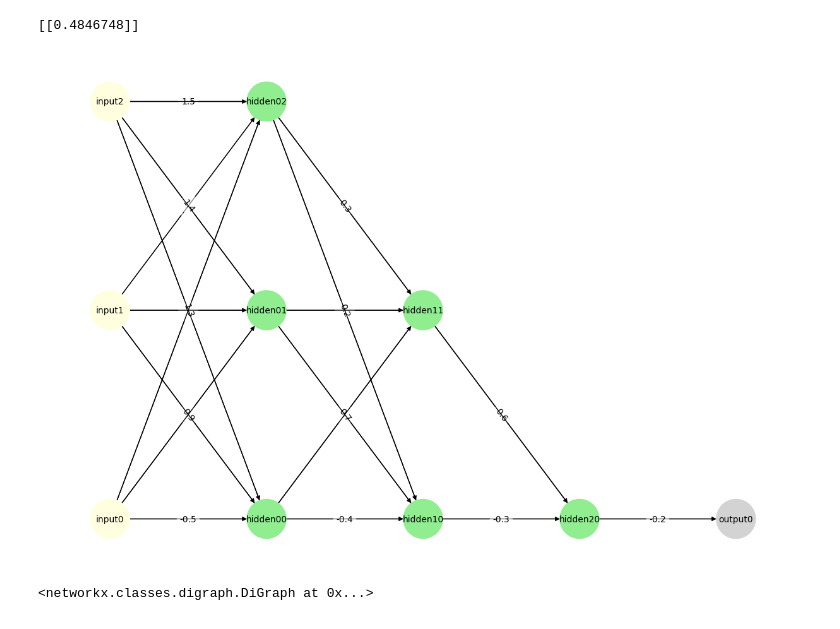
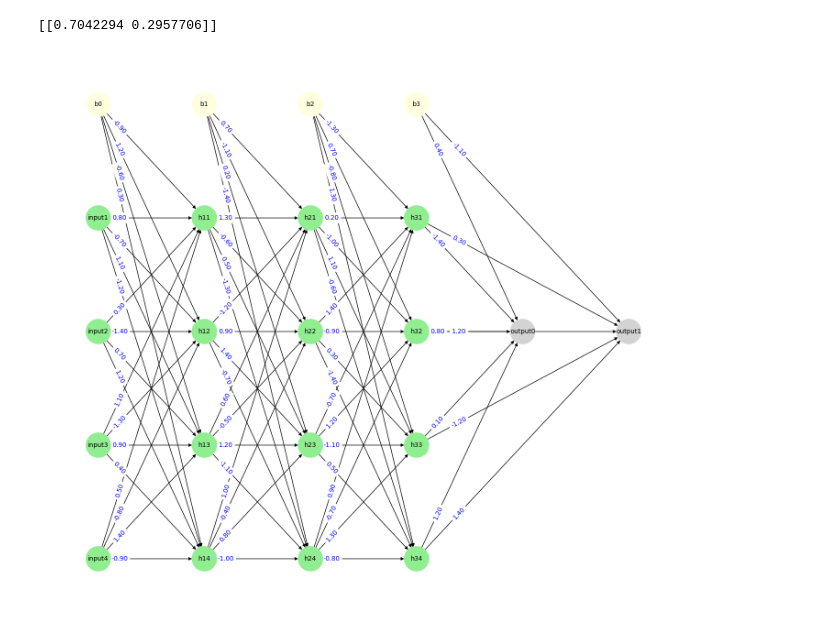
Before and after one commit to goodgirlwannabe/mobelejen, a Jupyter notebook: ffnn.ipynb, the cells around one changed output. Saved outputs shown, nothing was run; the diff lists cells and outputs as text; code cells hidden in the pictures.

Commit message:
fix visualization

```diff
--- a/ffnn.ipynb
+++ b/ffnn.ipynb
@@ -12,7 +12,7 @@ activation = [
 ]
 # %%
 class Layer:
-  def __init__(self, neuron_num: int, act_function: str, weights: np.array, bias: np.array):
+  def __init__(self, model, neuron_num: int, act_function: str, weights: np.array, bias: np.array):
     self.neuron_num = neuron_num
     self.weights = weights
     self.bias = bias
@@ -127,29 +124,31 @@ class FFNN:
 # %%
-
 # read json using model
-json_file = "multilayer.json"
+json_file = "multilayer_softmax.json"
 with open (json_file, "r") as file:
     data = js.load(file)
 
 
 layers = data["case"]["model"]
 weights = data["case"]["weights"]
 input = data["case"]["input"]
 
 
-ffnn = FFNN(np.array(input), [])
+ffnn = FFNN(np.array(input), [], layers, weights)
 for i in range (len(layers["layers"])):
   layer = layers["layers"][i]
   weight = weights[i]
   new_layer = Layer(layer["number_of_neurons"], layer["activation_function"], np.array(weight[1:]), np.array(weight[0]))
   ffnn.new_layer(new_layer)
 
+
 ffnn.forward()
 
 
 print(ffnn.output)
+output = ffnn.forward()
+
+
 ffnn.create_visualization()
 # %% [output]
-[[0.4846748]]
+[[0.7042294 0.2957706]]
-[figure, old version]
+[figure, new version]
-<networkx.classes.digraph.DiGraph at 0x...>
```
Also changed, not shown: parts of 1 cell of this notebook, 1 other file.
